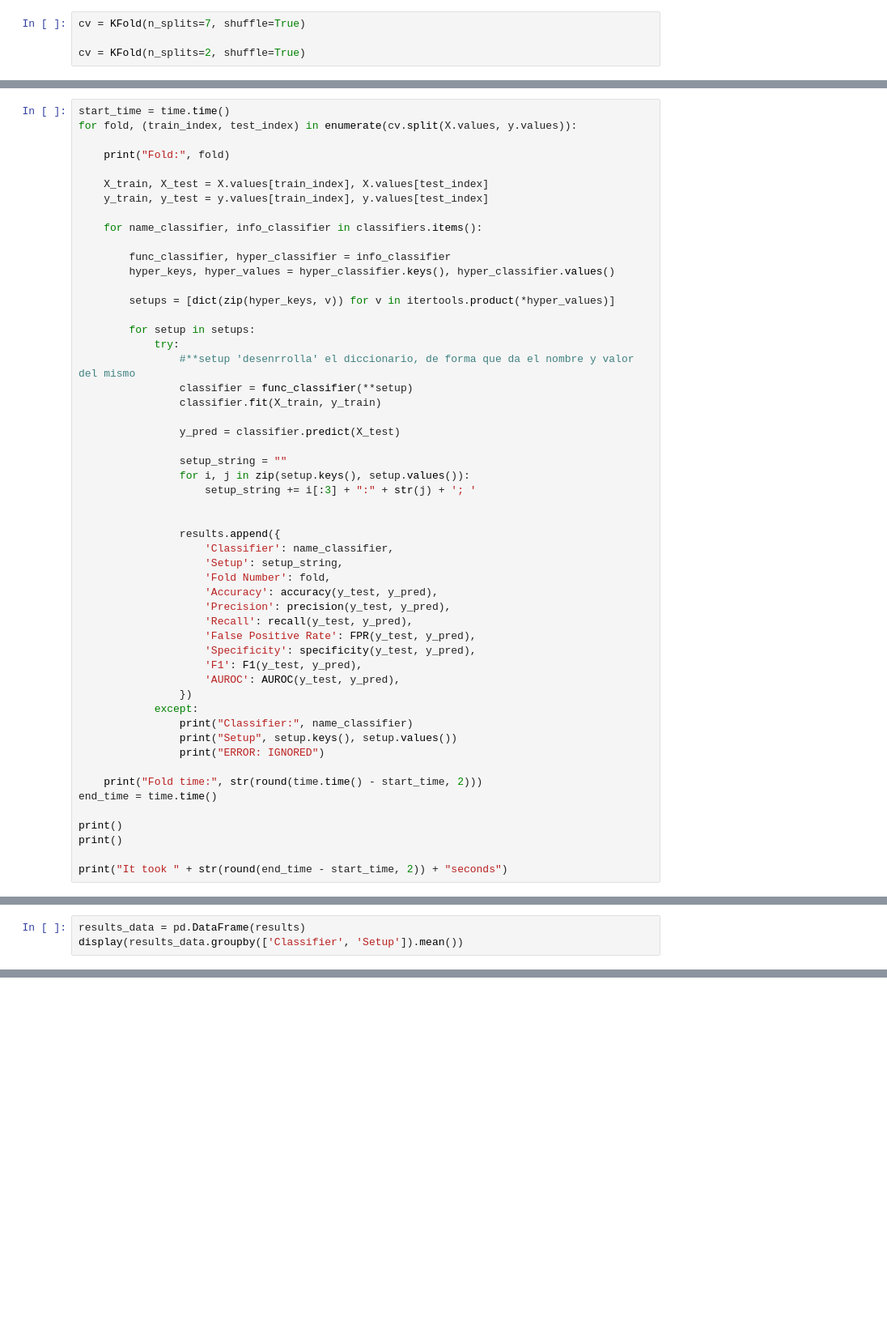
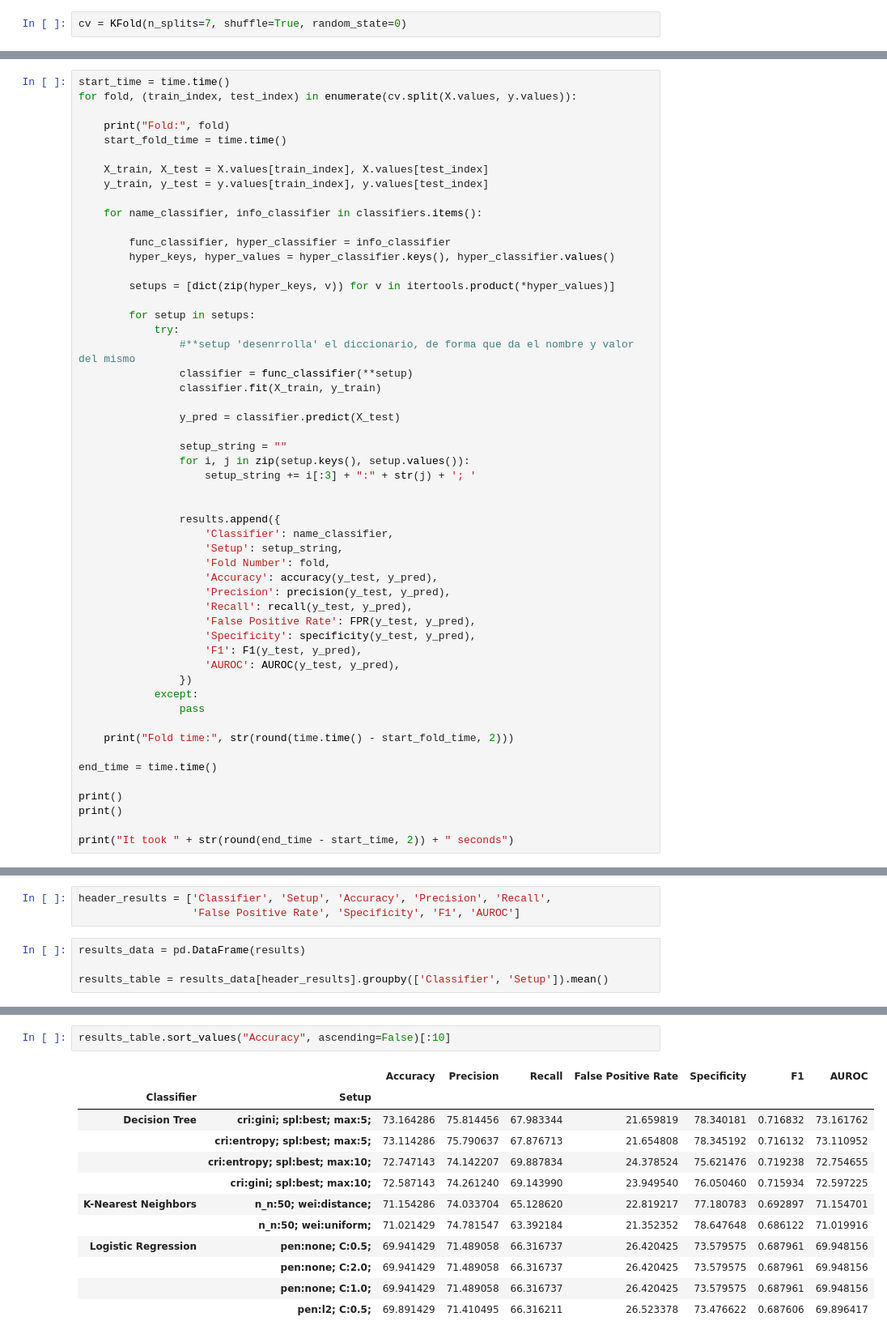
Before and after one commit to akua21/AnalisisDatos, a Jupyter notebook: Practica 2/P2_Enfermedad_Cardiovascular.ipynb, the cells around one changed output, grey strips where cells are left out. Shown at 81% size. Drawn from its saved outputs; the diff is of its cells as text; blank space fills up the shorter version.

```diff
--- a/Practica 2/P2_Enfermedad_Cardiovascular.ipynb
+++ b/Practica 2/P2_Enfermedad_Cardiovascular.ipynb
@@ -387,7 +389,5 @@ classifiers = {
 # %% [markdown]
 Se va a crear la validación cruzada con 7 hojas.
 # %%
-cv = KFold(n_splits=7, shuffle=True)
-
-cv = KFold(n_splits=2, shuffle=True)
+cv = KFold(n_splits=7, shuffle=True, random_state=0)
 # %% [markdown]
@@ -402,6 +402,7 @@ start_time = time.time()
 for fold, (train_index, test_index) in enumerate(cv.split(X.values, y.values)):
 
     print("Fold:", fold)
+    start_fold_time = time.time()
 
     X_train, X_test = X.values[train_index], X.values[test_index]
     y_train, y_test = y.values[train_index], y.values[test_index]
@@ -439,16 +440,15 @@ for fold, (train_index, test_index) in enumerate(cv.split(X.values, y.values)):
                     'AUROC': AUROC(y_test, y_pred),
                 })
             except:
-                print("Classifier:", name_classifier)
-                print("Setup", setup.keys(), setup.values())
-                print("ERROR: IGNORED")
+                pass
 
-    print("Fold time:", str(round(time.time() - start_time, 2)))
+    print("Fold time:", str(round(time.time() - start_fold_time, 2)))
+
 end_time = time.time()
 
 print()
 print()
 
-print("It took " + str(round(end_time - start_time, 2)) + "seconds")
+print("It took " + str(round(end_time - start_time, 2)) + " seconds")
 # %% [output]
 Fold: 0
@@ -459,3 +475,7 @@ It took 48.14seconds
+# %%
+header_results = ['Classifier', 'Setup', 'Accuracy', 'Precision', 'Recall',
+                  'False Positive Rate', 'Specificity', 'F1', 'AUROC']
 # %%
 results_data = pd.DataFrame(results)
-display(results_data.groupby(['Classifier', 'Setup']).mean())
+
+results_table = results_data[header_results].groupby(['Classifier', 'Setup']).mean()
@@ -480,0 +484,15 @@ display(results_data.groupby(['Classifier', 'Setup']).mean())
+# %%
+results_table.sort_values("Accuracy", ascending=False)[:10]
+# %% [output]
+|  |  | Accuracy | Precision | Recall | False Positive Rate | Specificity | F1 | AUROC |
+| Classifier | Setup |  |  |  |  |  |  |  |
+| Decision Tree | cri:gini; spl:best; max:5; | 73.164286 | 75.814456 | 67.983344 | 21.659819 | 78.340181 | 0.716832 | 73.161762 |
+|  | cri:entropy; spl:best; max:5; | 73.114286 | 75.790637 | 67.876713 | 21.654808 | 78.345192 | 0.716132 | 73.110952 |
+|  | cri:entropy; spl:best; max:10; | 72.747143 | 74.142207 | 69.887834 | 24.378524 | 75.621476 | 0.719238 | 72.754655 |
+|  | cri:gini; spl:best; max:10; | 72.587143 | 74.261240 | 69.143990 | 23.949540 | 76.050460 | 0.715934 | 72.597225 |
+| K-Nearest Neighbors | n_n:50; wei:distance; | 71.154286 | 74.033704 | 65.128620 | 22.819217 | 77.180783 | 0.692897 | 71.154701 |
+|  | n_n:50; wei:uniform; | 71.021429 | 74.781547 | 63.392184 | 21.352352 | 78.647648 | 0.686122 | 71.019916 |
+| Logistic Regression | pen:none; C:0.5; | 69.941429 | 71.489058 | 66.316737 | 26.420425 | 73.579575 | 0.687961 | 69.948156 |
+|  | pen:none; C:2.0; | 69.941429 | 71.489058 | 66.316737 | 26.420425 | 73.579575 | 0.687961 | 69.948156 |
+|  | pen:none; C:1.0; | 69.941429 | 71.489058 | 66.316737 | 26.420425 | 73.579575 | 0.687961 | 69.948156 |
+|  | pen:l2; C:0.5; | 69.891429 | 71.410495 | 66.316211 | 26.523378 | 73.476622 | 0.687606 | 69.896417 |
```
Also changed, not shown: parts of 39 cells of this notebook, 5 other files.
